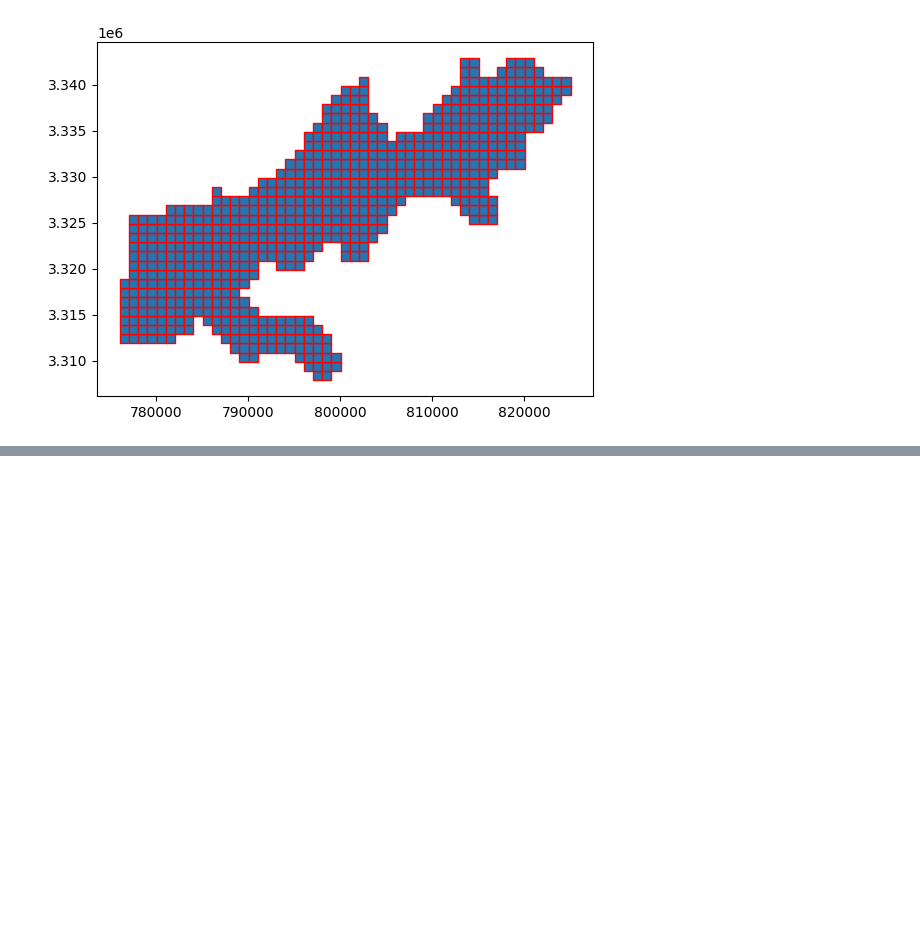
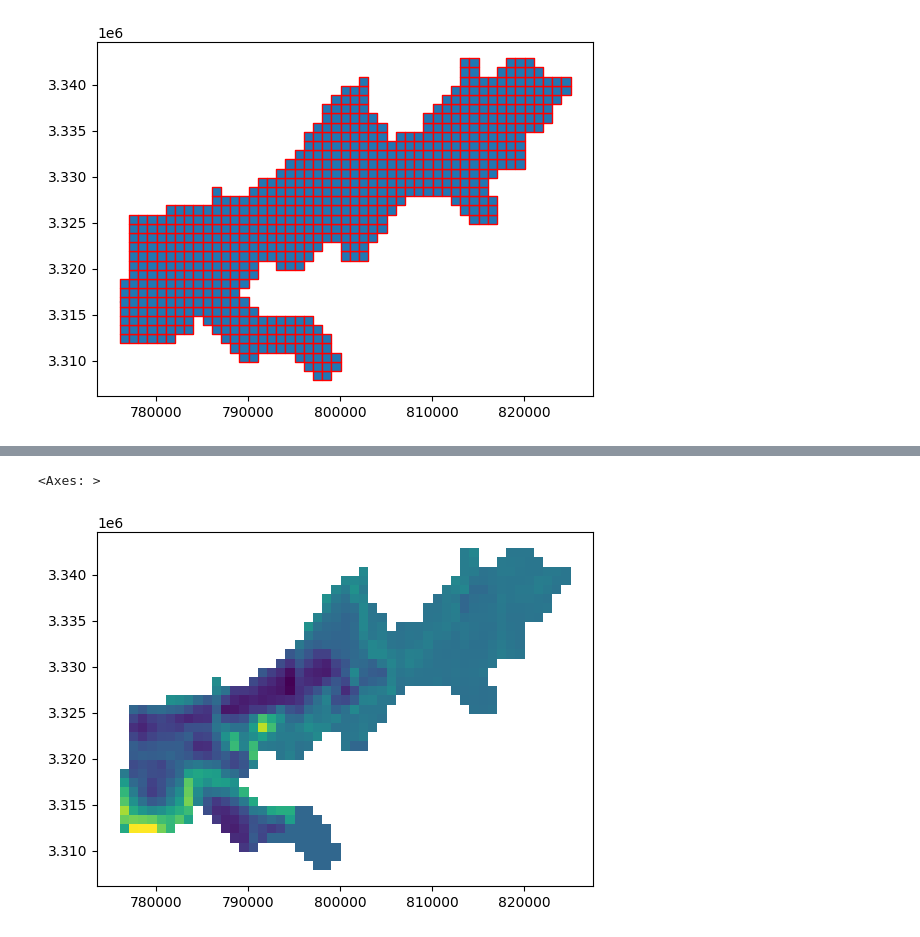
Before and after one commit to GarysCorner/NewOrleansElevation, a Jupyter notebook: ProcessLidar.ipynb, the cells around one changed output, grey strips where cells are left out. Cells and saved outputs as stored; diff of their text form; code cells hidden in the pictures; blank space fills up the shorter version.

```diff
--- a/ProcessLidar.ipynb
+++ b/ProcessLidar.ipynb
@@ -123,25 +150,0 @@ lasDataRdd = lasPathRdd.map(laspy.read)#.cache() #you got the ram for .cache() h
-# %%
-allRunTimes = []
-seqOp = lambda x, y: (x[0]+y[0], x[1]+y[1], x[2] + y[2])
-total = 0
-for idx, row in boxesDf.iterrows():
-    startTime = datetime.now()
-    lp(f"Processing [{idx}]({total+1}/{boxesDf.shape[0]}) for bounded box {row['geometry'].bounds}")
-
-    outputRdd = lasDataRdd.map(lambda x: processLas(x, row['geometry'].bounds, maxSample=500))
-    output = outputRdd.aggregate((0,0,0), seqOp, seqOp)
-
-    boxesDf.loc[idx, 'AltitudeTotal'] = output[0]
-    boxesDf.loc[idx, 'WaterTotal'] = output[1]
-    boxesDf.loc[idx, 'Total'] = output[2]
-
-    total += 1
-    runTime = datetime.now() - startTime
-    allRunTimes.append(runTime)
-    boxesDf.loc[idx,'RunTime'] = runTime
-    lp(f"({total}/{boxesDf.shape[0]}) Output {output} for bounded box[{idx}] {row['geometry'].bounds}  done in {runTime}")
-
-    meanRunTime = np.mean(allRunTimes)
-    estTimeLeft = meanRunTime * (boxesDf.shape[0] - total)
-    estCompletion = datetime.now() + estTimeLeft
-    lp(f"({total} / {boxesDf.shape[0]})  completed avg run time {meanRunTime}\t est time left {estTimeLeft}\t complete @ {estCompletion}")
@@ -166,0 +151,2 @@ KeyboardInterrupt
+# %%
+boxesProcessedRdd = boxesRdd.map(processLas)
@@ -166,0 +157,2 @@ KeyboardInterrupt
+# %%
+output = boxesProcessedRdd.collect()
@@ -166,0 +171,6 @@ KeyboardInterrupt
+# %%
+for out in output:
+    boxesDf.loc[out[0], 'AltitudeTotal'] = out[1]
+    boxesDf.loc[out[0], 'WaterTotal'] = out[2]
+    boxesDf.loc[out[0], 'Total'] = out[3]
+    boxesDf.loc[out[0], 'RunTime'] = out[4]
@@ -169,6 +197,13 @@ boxesDf.to_pickle(f"{outPath}AggregateLidarData_{resolution}m.pickle")
 # %%
 with open(f"{outPath}FinishTime_{resolution}m.txt", 'w') as f:
     f.write(f"Finished shape {boxesDf.shape}  stop time {datetime.now()}")
+# %%
+boxesDf['AltCalc'] = boxesDf['AltitudeTotal'] / boxesDf['Total']
+boxesDf.loc[pd.isna(boxesDf['AltCalc']),'AltCalc'] = 0
+boxesDf.plot(column='AltCalc')
+# %% [output]
+<Axes: >
+[figure, added]
 # %%
 lp("Done!")
 # %% [output]
```
Also changed, not shown: parts of 18 cells of this notebook, 2 other files.
